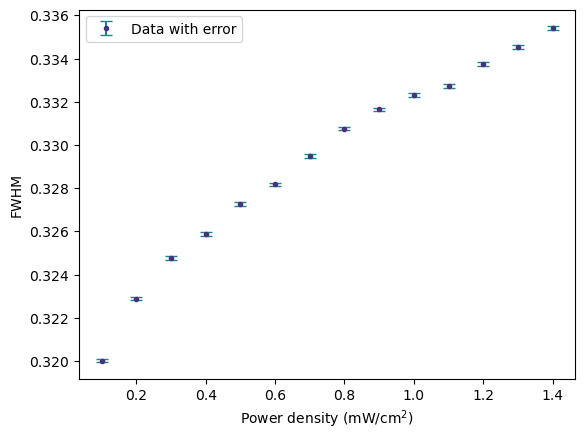
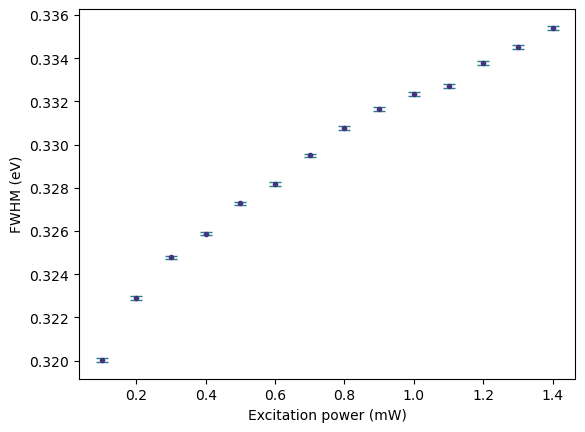
Code edit (unified diff) that turned the first committed figure into the second:
--- before
+++ after
@@ -3,5 +3,5 @@
 y=fwhm_list
 y_error= fwhm_error_list
-plt.errorbar(x, y, yerr=y_error, fmt='o', color=(0.275191, 0.194905, 0.496005), ecolor=(0.153364, 0.497, 0.557724), capsize=4, ms=3,label="Data with error")
+plt.errorbar(x, y, yerr=y_error, fmt='o', color=(0.275191, 0.194905, 0.496005), ecolor=(0.153364, 0.497, 0.557724), capsize=4, ms=3)
 
 
@@ -9,5 +9,5 @@
 plt.ylabel("FWHM (eV)")
 #plt.title("FWHM vs. excitation power")
-plt.legend()
+#plt.legend()
+plt.savefig("figs/FWHM.png", dpi=600, format="png")
 plt.show()
-plt.savefig("fwhm.jpg")

Commit: M